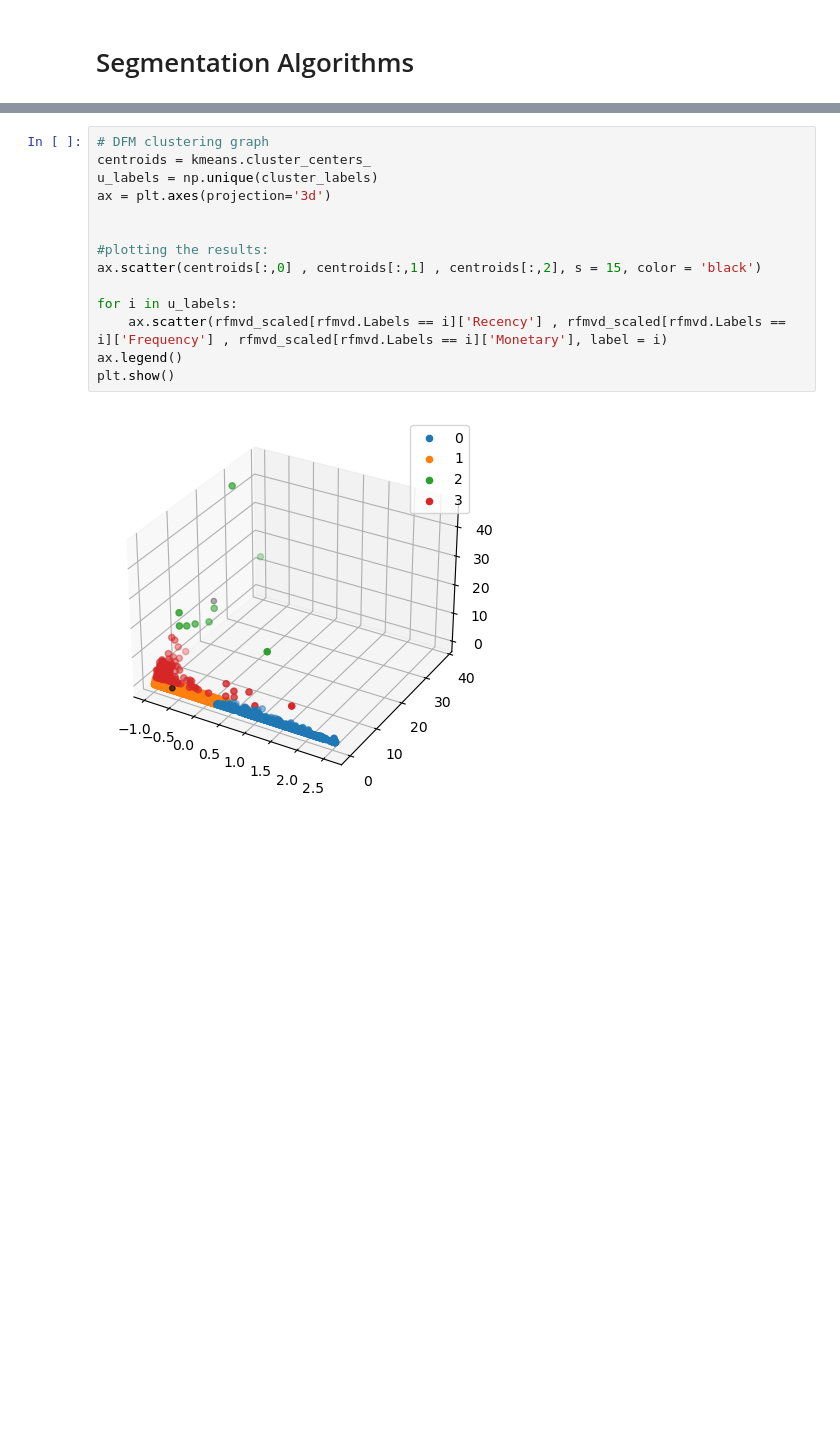
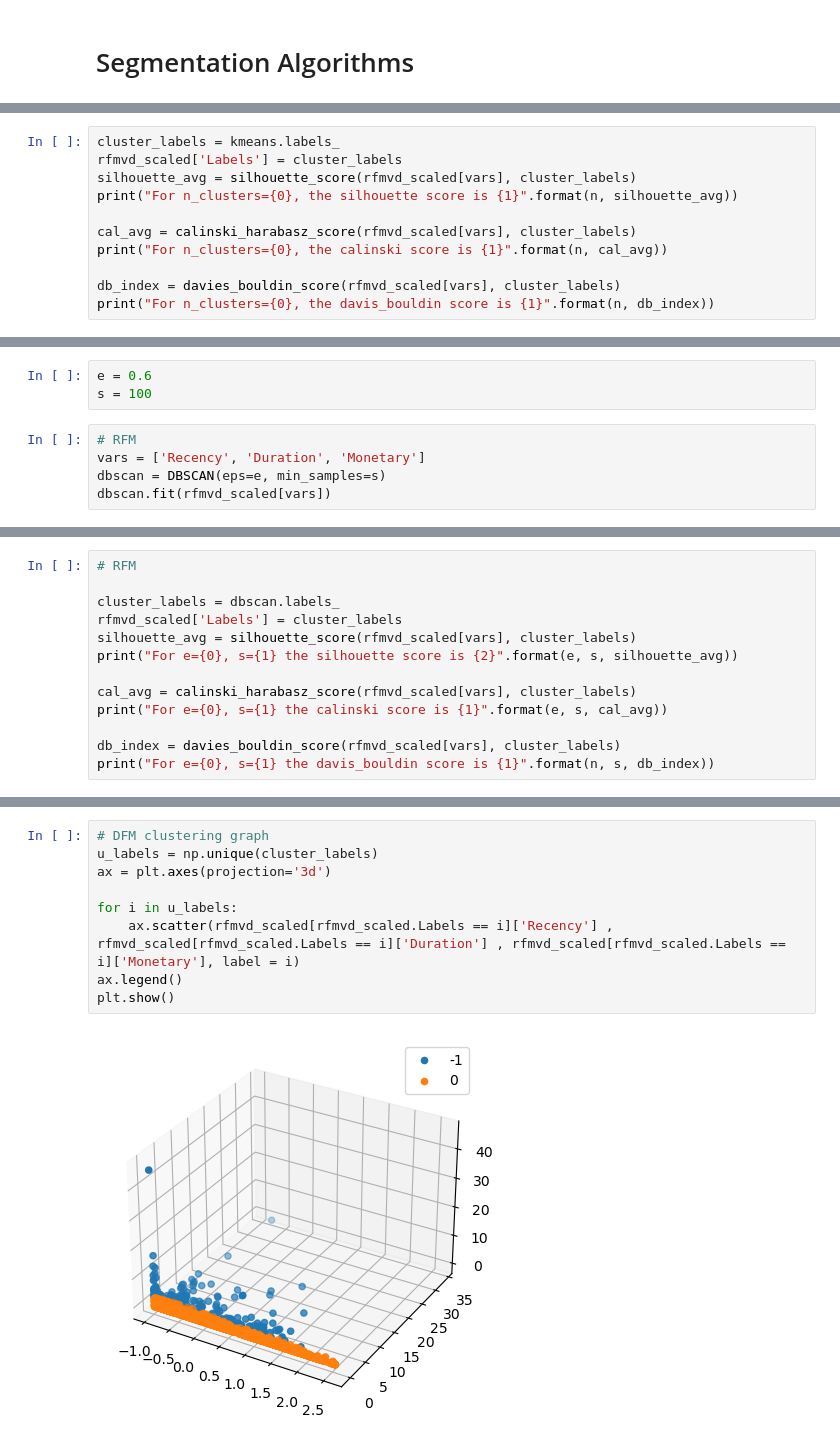
Before and after one commit to Ahmed-Ashraf-Marzouk/RFM-ID-customer-segmentation, a Jupyter notebook: main.ipynb, the cells around one changed output, grey strips where cells are left out. Drawn from its saved outputs; the diff is of its cells as text; blank space fills up the shorter version.

```diff
--- a/main.ipynb
+++ b/main.ipynb
@@ -426,0 +472,11 @@ print("For n_clusters={0}, the davis_bouldin score is {1}".format(n, db_index))
+# %%
+cluster_labels = kmeans.labels_
+rfmvd_scaled['Labels'] = cluster_labels
+silhouette_avg = silhouette_score(rfmvd_scaled[vars], cluster_labels)
+print("For n_clusters={0}, the silhouette score is {1}".format(n, silhouette_avg))
+
+cal_avg = calinski_harabasz_score(rfmvd_scaled[vars], cluster_labels)
+print("For n_clusters={0}, the calinski score is {1}".format(n, cal_avg))
+
+db_index = davies_bouldin_score(rfmvd_scaled[vars], cluster_labels)
+print("For n_clusters={0}, the davis_bouldin score is {1}".format(n, db_index))
@@ -426,0 +489,8 @@ print("For n_clusters={0}, the davis_bouldin score is {1}".format(n, db_index))
+# %%
+e = 0.6
+s = 100
+# %%
+# RFM
+vars = ['Recency', 'Duration', 'Monetary']
+dbscan = DBSCAN(eps=e, min_samples=s)
+dbscan.fit(rfmvd_scaled[vars])
@@ -426,0 +499,13 @@ print("For n_clusters={0}, the davis_bouldin score is {1}".format(n, db_index))
+# %%
+# RFM
+
+cluster_labels = dbscan.labels_
+rfmvd_scaled['Labels'] = cluster_labels
+silhouette_avg = silhouette_score(rfmvd_scaled[vars], cluster_labels)
+print("For e={0}, s={1} the silhouette score is {2}".format(e, s, silhouette_avg))
+
+cal_avg = calinski_harabasz_score(rfmvd_scaled[vars], cluster_labels)
+print("For e={0}, s={1} the calinski score is {1}".format(e, s, cal_avg))
+
+db_index = davies_bouldin_score(rfmvd_scaled[vars], cluster_labels)
+print("For e={0}, s={1} the davis_bouldin score is {1}".format(n, s, db_index))
@@ -427,16 +516,11 @@ print("For n_clusters={0}, the davis_bouldin score is {1}".format(n, db_index))
 # %%
 # DFM clustering graph
-centroids = kmeans.cluster_centers_
 u_labels = np.unique(cluster_labels)
 ax = plt.axes(projection='3d')
 
-
-#plotting the results:
-ax.scatter(centroids[:,0] , centroids[:,1] , centroids[:,2], s = 15, color = 'black')
-
 for i in u_labels:
-    ax.scatter(rfmvd_scaled[rfmvd.Labels == i]['Recency'] , rfmvd_scaled[rfmvd.Labels == i]['Frequency'] , rfmvd_scaled[rfmvd.Labels == i]['Monetary'], label = i)
+    ax.scatter(rfmvd_scaled[rfmvd_scaled.Labels == i]['Recency'] , rfmvd_scaled[rfmvd_scaled.Labels == i]['Duration'] , rfmvd_scaled[rfmvd_scaled.Labels == i]['Monetary'], label = i)
 ax.legend()
 plt.show()
 # %% [output]
-[figure, old version]
+[figure, new version]
```
Also changed, not shown: parts of 34 cells of this notebook.
